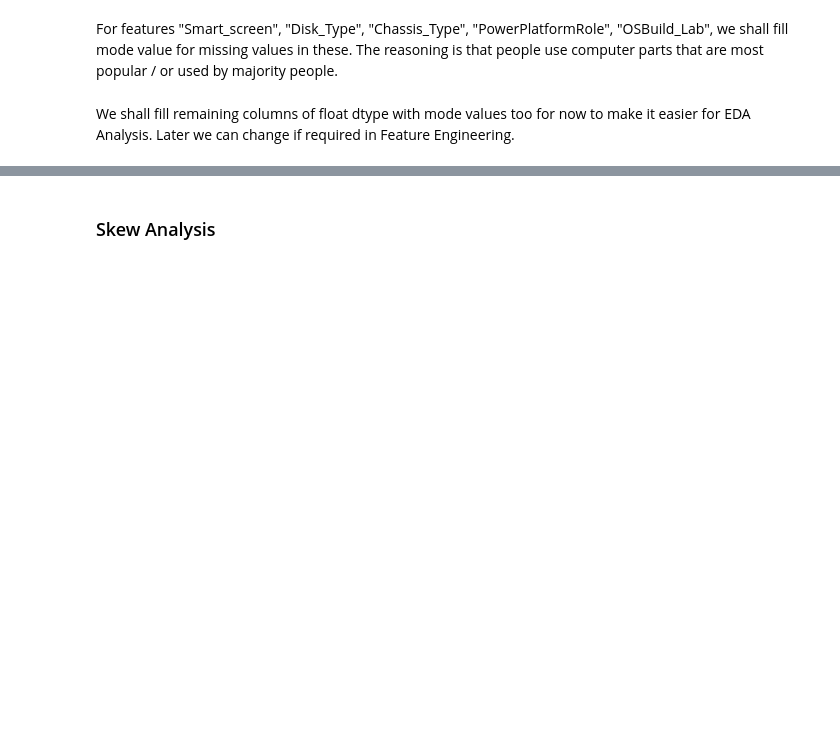
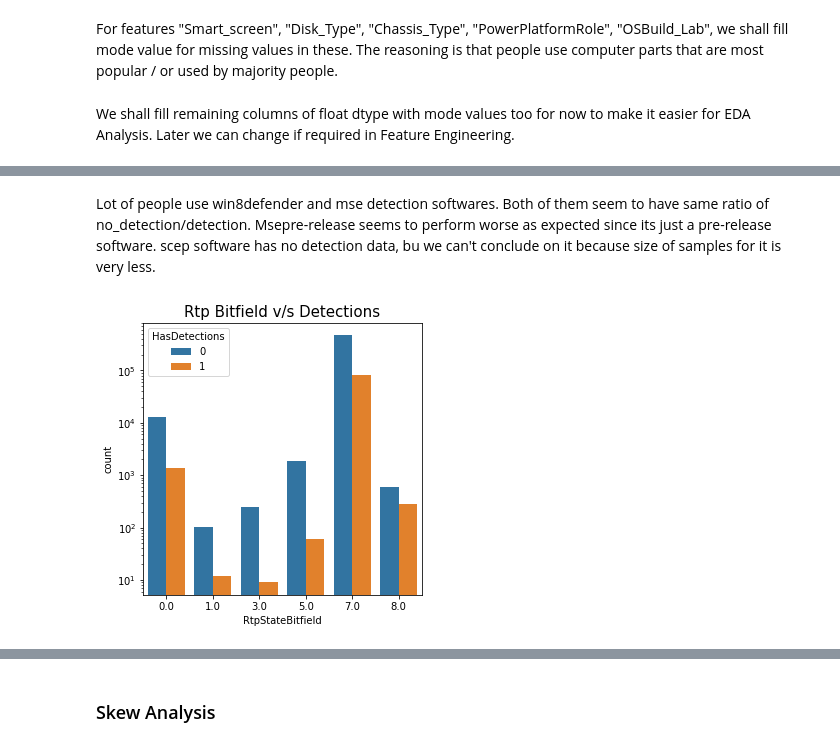
Before and after one commit to akshaymg99/Mercari_ML_QuickBytes, a Jupyter notebook: Assignment 2/Assignment_2_Pre_Processing_EDA.ipynb, the cells around one changed output, grey strips where cells are left out. Saved outputs shown, nothing was run; the diff lists cells and outputs as text; code cells hidden in the pictures; blank space fills up the shorter version.

```diff
--- a/Assignment 2/Assignment_2_Pre_Processing_EDA.ipynb
+++ b/Assignment 2/Assignment_2_Pre_Processing_EDA.ipynb
@@ -185,0 +198,11 @@ for feature in ["DefaultBrowsersIdentifier", "Census_IsFlightingInternal", "Cens
+# %% [markdown]
+Lot of people use win8defender and mse detection softwares. Both of them seem to have same ratio of no_detection/detection. Msepre-release seems to perform worse as expected since its just a pre-release software. scep software has no detection data, bu we can't conclude on it because size of samples for it is very less.
+# %%
+## Rtp State Bitfield v/s Target Detection (Rtp -->  a network transport protocol)
+plt.figure(figsize = (5,5))
+sns.countplot(x='RtpStateBitfield', hue='HasDetections', data = train)
+plt.yscale('log')
+plt.title('Rtp Bitfield v/s Detections', size=15)
+plt.show()
+# %% [output]
+[figure, added]
```
Also changed, not shown: parts of 37 cells of this notebook.
